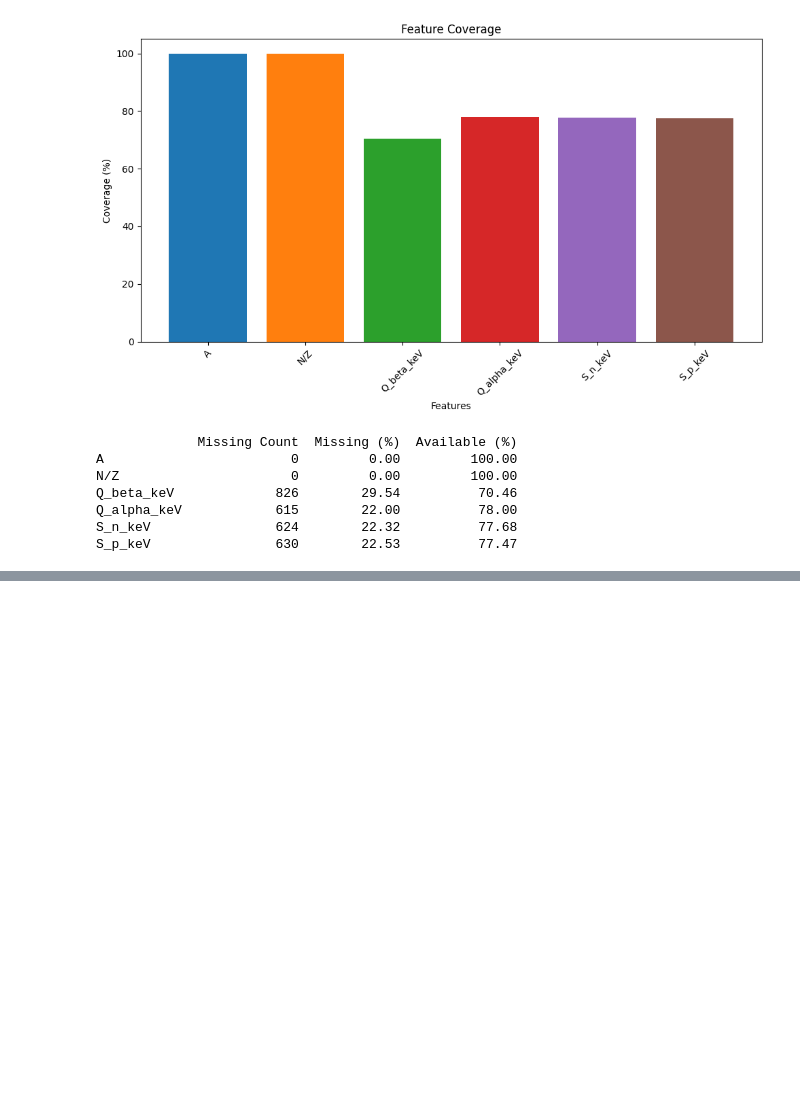
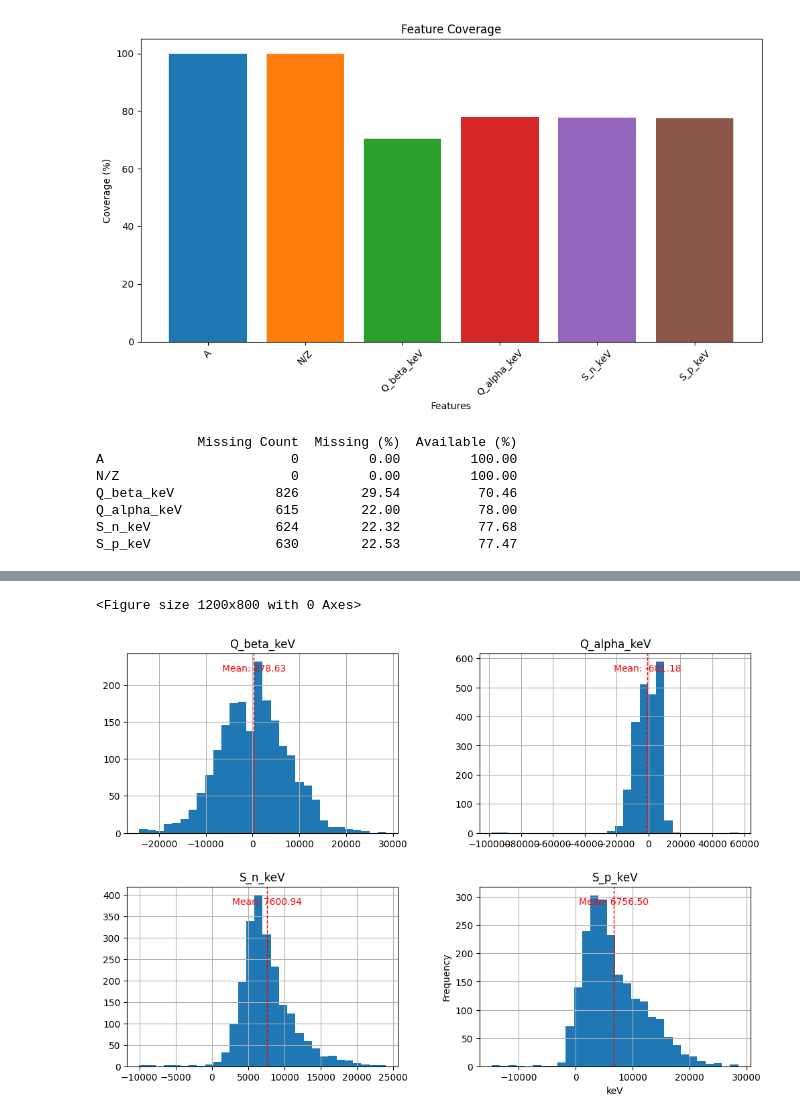
Before and after one commit to BrandonL08/Nuclear-Half-Life-Prediction-CHE1147-Term-Project, a Jupyter notebook: 01_data_cleaning.ipynb, the cells around one changed output, grey strips where cells are left out. Saved outputs shown, nothing was run; the diff lists cells and outputs as text; code cells hidden in the pictures; blank space fills up the shorter version.

```diff
--- a/01_data_cleaning.ipynb
+++ b/01_data_cleaning.ipynb
@@ -405,0 +407,16 @@ plt.show()
+# %%
+#generate histrograms for A, N/Z, log_half_life, Q_beta_keV, Q_alpha_keV, S_n_keV, and S_p_keV, and show their means
+plt.figure(figsize=(12, 8))
+eda_df[["Q_beta_keV", "Q_alpha_keV", "S_n_keV", "S_p_keV"]].hist(bins=30, figsize=(12, 8))
+#display means of each feature
+for i, feature in enumerate(["Q_beta_keV", "Q_alpha_keV", "S_n_keV", "S_p_keV"]):
+    mean_value = eda_df[feature].mean()
+    plt.subplot(2, 2, i + 1)
+    plt.axvline(mean_value, color='red', linestyle='dashed', linewidth=1)
+    plt.text(mean_value, plt.ylim()[1] * 0.9, f'Mean: {mean_value:.2f}', color='red', ha='center')
+plt.xlabel("keV")
+plt.ylabel("Frequency")
+plt.show()
+# %% [output]
+<Figure size 1200x800 with 0 Axes>
+[figure, added]
```
Also changed, not shown: parts of 5 cells of this notebook.
